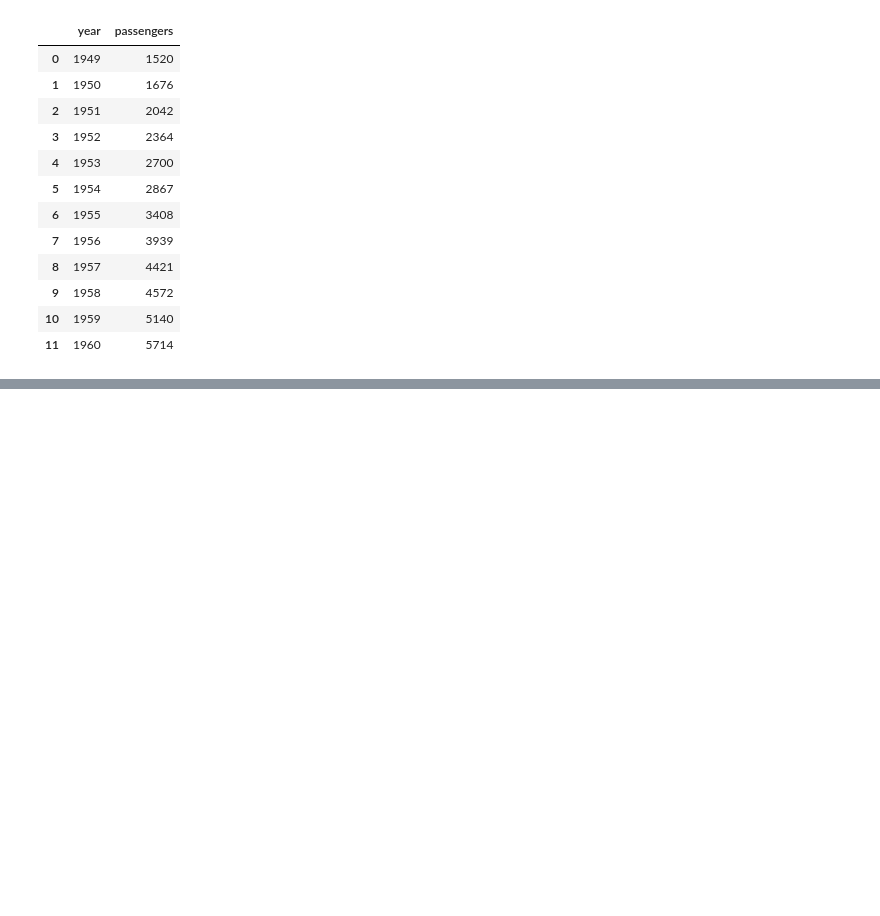
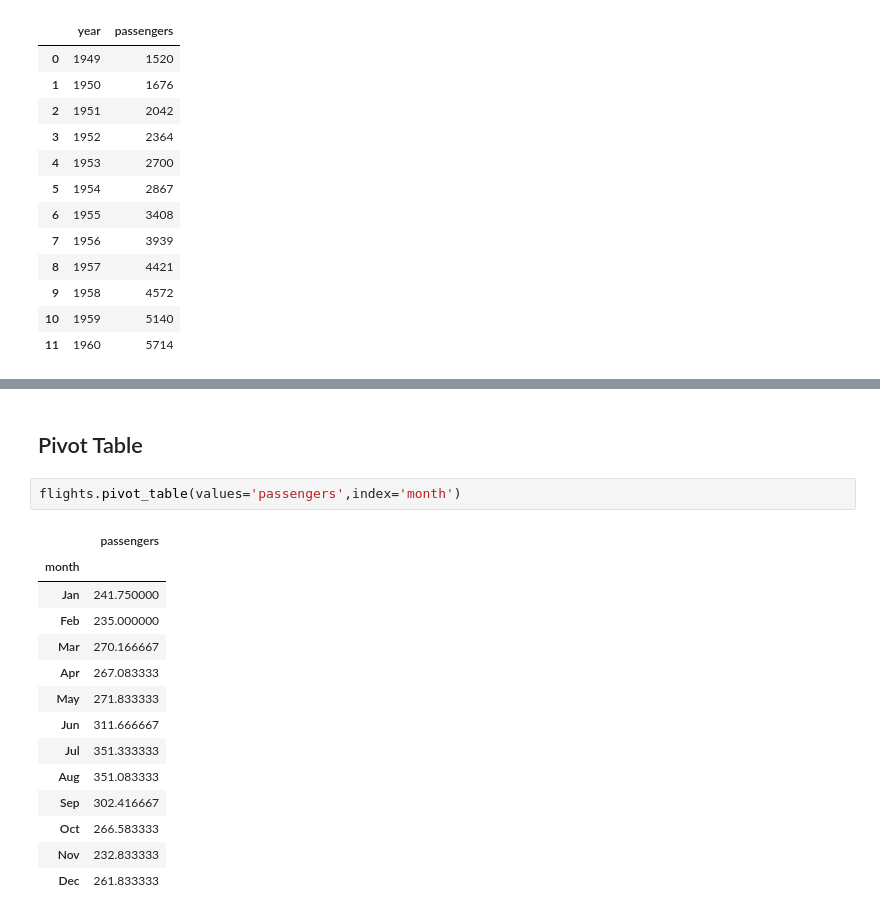
Before and after one commit to DeepjyotiBhattacharjee/EDA-and-Feature-Engineering-for-Data-Science-, a Jupyter notebook: EDA and Feature Engineering Day 1.ipynb, the cells around one changed output, grey strips where cells are left out. Cells and saved outputs as stored; diff of their text form; blank space fills up the shorter version.

```diff
--- a/EDA and Feature Engineering Day 1.ipynb
+++ b/EDA and Feature Engineering Day 1.ipynb
@@ -755,0 +761,19 @@ flights_new
+# %% [markdown]
+## Pivot Table
+# %%
+flights.pivot_table(values='passengers',index='month')
+# %% [output]
+|  | passengers |
+| month |  |
+| Jan | 241.750000 |
+| Feb | 235.000000 |
+| Mar | 270.166667 |
+| Apr | 267.083333 |
+| May | 271.833333 |
+| Jun | 311.666667 |
+| Jul | 351.333333 |
+| Aug | 351.083333 |
+| Sep | 302.416667 |
+| Oct | 266.583333 |
+| Nov | 232.833333 |
+| Dec | 261.833333 |
```
Also changed, not shown: parts of 9 cells of this notebook, 1 other file.
